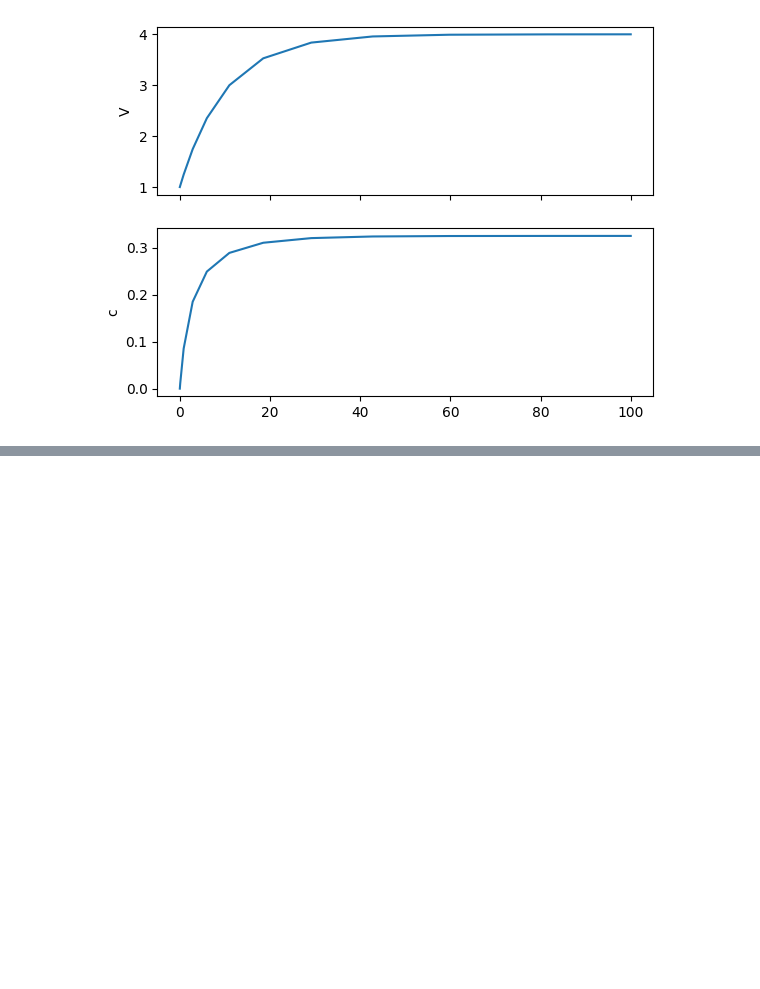
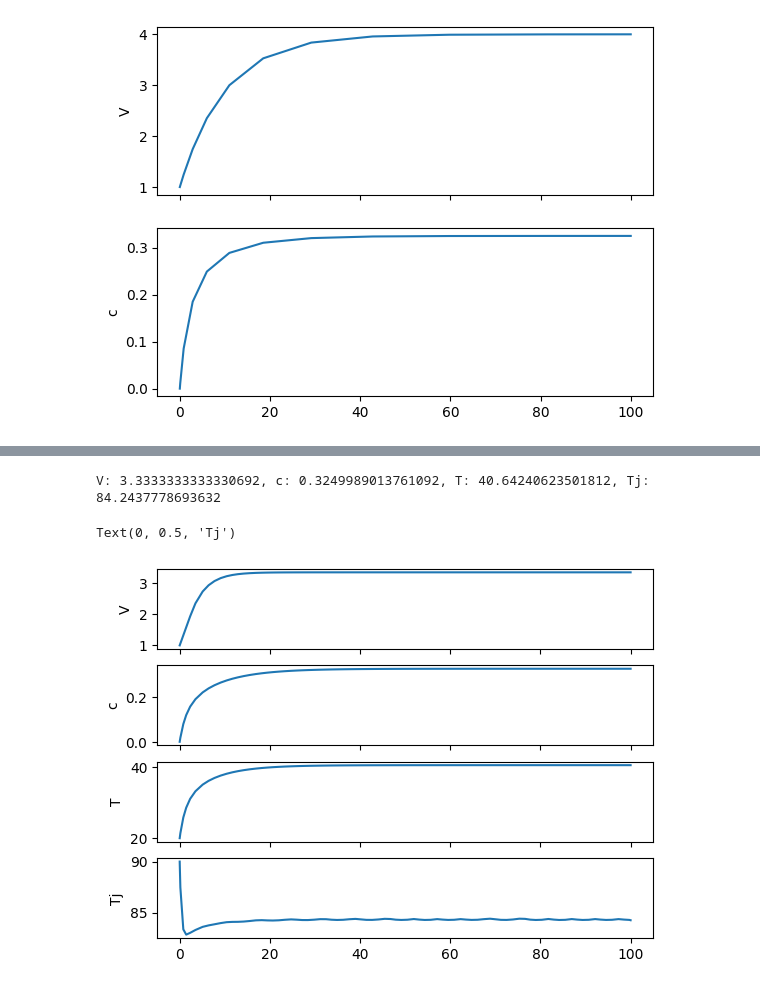
Before and after one commit to OlofssonFredrik/KETN01, a Jupyter notebook: Ex1/test.ipynb, the cells around one changed output, grey strips where cells are left out. Drawn from its saved outputs; the diff is of its cells as text; code cells hidden in the pictures; blank space fills up the shorter version.

```diff
--- a/Ex1/test.ipynb
+++ b/Ex1/test.ipynb
@@ -96,0 +132,63 @@ V: 4.0, c: 0.32499999992164824, T: 32.499999999995765
+# %%
+#Problem 4
+
+Atank = 2
+def tank(t,y):
+    V,c,T,Tj  = y # y = (V,c)
+    Qc = kc*Ac*(T-Tj)
+
+    #Controller 1
+    href = 2
+    uLmax = 0.6
+    hmax = 4
+
+    h = V / Atank
+    yL = h / hmax
+    yLref = href / hmax
+
+    #Controller 2
+    KL = 4
+    uL = KL * (yLref - yL)
+
+    if uL < 0:
+        uL = 0
+    elif uL > 1:
+        uL = 1
+
+    #Reversed action controller
+    uL = 1 - uL
+
+    #Output
+    qout = uLmax*uL
+
+    dVdt = q1 + q2 - qout
+    dcdt = q1/V *(c1-c) + q2/V * (c2-c)
+    dTdt = q1/V*(T1-T)+q2/V*(T2-T) - Qc / (rho*V*Cp)
+    dTjdt = qj/Vj*(Ti-Tj) + Qc / (rhoj*Vj*Cp)
+
+    return dVdt, dcdt, dTdt, dTjdt
+
+
+tspan = (0,100)
+yinit = (1,0,20,90)
+sol = solve_ivp(tank, tspan, yinit)
+t = sol.t
+V = sol.y[0]
+c = sol.y[1]
+T = sol.y[2]
+Tj = sol.y[3]
+
+fig, axs = plt.subplots(4,1,sharex=True)
+print(f"V: {V[-1]}, c: {c[-1]}, T: {T[-1]}, Tj: {Tj[-1]}")
+axs[0].plot(t,V)
+axs[0].set_ylabel('V')
+axs[1].plot(t,c)
+axs[1].set_ylabel('c')
+axs[2].plot(t,T)
+axs[2].set_ylabel('T')
+axs[3].plot(t,Tj)
+axs[3].set_ylabel('Tj')
+# %% [output]
+V: 3.3333333333330692, c: 0.3249989013761092, T: 40.64240623501812, Tj: 84.2437778693632
+Text(0, 0.5, 'Tj')
+[figure, added]
```
Also changed, not shown: parts of 2 cells of this notebook.
